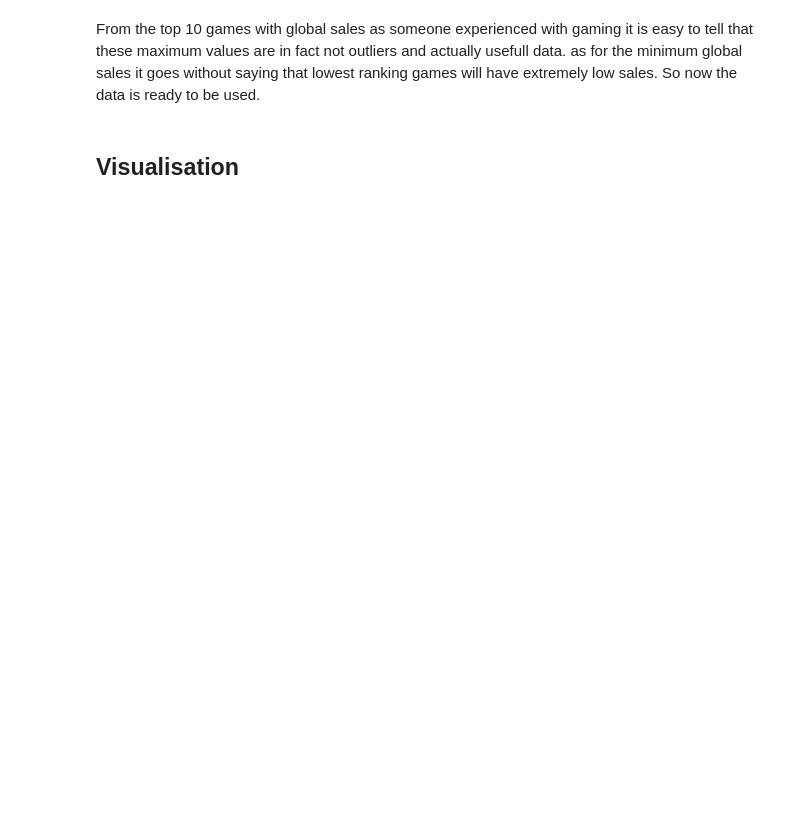
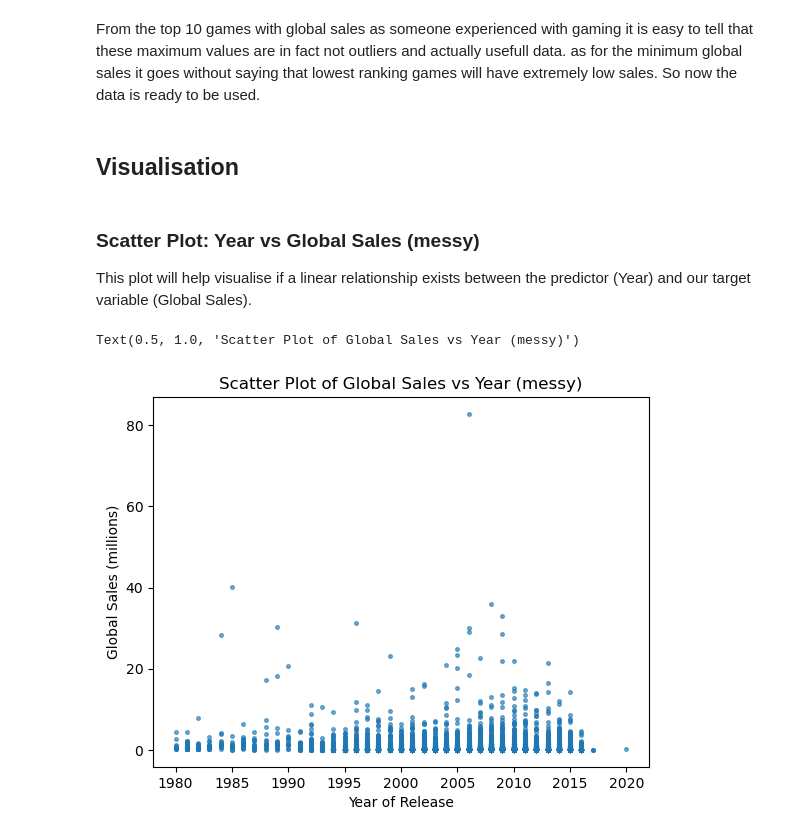
Before and after one commit to fingig/data-science-mini-project, a Jupyter notebook: notebooks/exploration.ipynb, the cells around one changed output. Cells and saved outputs as stored; diff of their text form; code cells hidden in the pictures; blank space fills up the shorter version.

Commit message:
add visualisations and interpretation

```diff
--- a/notebooks/exploration.ipynb
+++ b/notebooks/exploration.ipynb
@@ -137,3 +138,14 @@ regression_data.sort_values("Global_Sales", ascending = True).head(10)
 From the top 10 games with global sales as someone experienced with gaming it is easy to tell that these maximum values are in fact not outliers and actually usefull data. as for the minimum global sales it goes without saying that lowest ranking games will have extremely low sales. So now the data is ready to be used.
 # %% [markdown]
 ## Visualisation
+# %% [markdown]
+### Scatter Plot: Year vs Global Sales (messy)
+This plot will help visualise if a linear relationship exists between the predictor (Year) and our target variable (Global Sales).
+# %%
+plt.scatter(regression_data["Year"], regression_data["Global_Sales"], s=7 , alpha = 0.6)
+plt.xlabel("Year of Release")
+plt.ylabel("Global Sales (millions)")
+plt.title("Scatter Plot of Global Sales vs Year (messy)")
+# %% [output]
+Text(0.5, 1.0, 'Scatter Plot of Global Sales vs Year (messy)')
+[figure, added]
```
Also changed, not shown: parts of 9 cells of this notebook.
